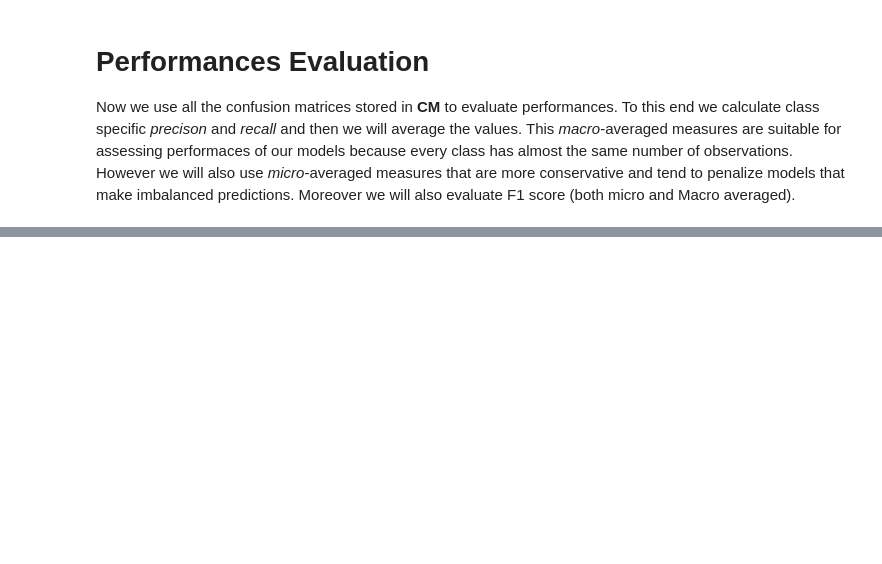
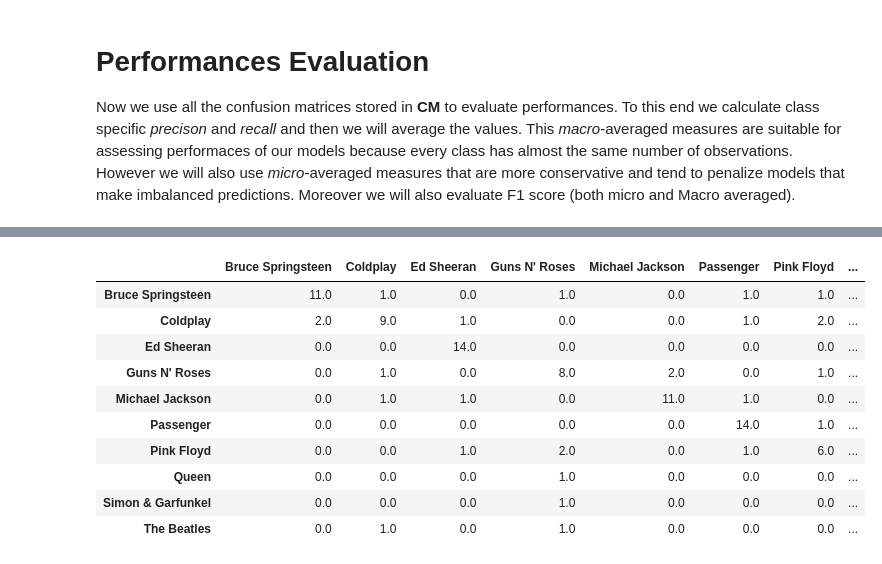
Before and after one commit to mr-96/SML-Project, a Jupyter notebook: 4 - Classification using GMM.ipynb, the cells around one changed output, grey strips where cells are left out. Saved outputs shown, nothing was run; the diff lists cells and outputs as text; code cells hidden in the pictures; blank space fills up the shorter version.

```diff
--- a/4 - Classification using GMM.ipynb
+++ b/4 - Classification using GMM.ipynb
@@ -265,0 +306,14 @@ plt.show()
+# %%
+CM[10000][20]
+# %% [output]
+|  | Bruce Springsteen | Coldplay | Ed Sheeran | Guns N' Roses | Michael Jackson | Passenger | Pink Floyd | ... |
+| Bruce Springsteen | 11.0 | 1.0 | 0.0 | 1.0 | 0.0 | 1.0 | 1.0 | ... |
+| Coldplay | 2.0 | 9.0 | 1.0 | 0.0 | 0.0 | 1.0 | 2.0 | ... |
+| Ed Sheeran | 0.0 | 0.0 | 14.0 | 0.0 | 0.0 | 0.0 | 0.0 | ... |
+| Guns N' Roses | 0.0 | 1.0 | 0.0 | 8.0 | 2.0 | 0.0 | 1.0 | ... |
+| Michael Jackson | 0.0 | 1.0 | 1.0 | 0.0 | 11.0 | 1.0 | 0.0 | ... |
+| Passenger | 0.0 | 0.0 | 0.0 | 0.0 | 0.0 | 14.0 | 1.0 | ... |
+| Pink Floyd | 0.0 | 0.0 | 1.0 | 2.0 | 0.0 | 1.0 | 6.0 | ... |
+| Queen | 0.0 | 0.0 | 0.0 | 1.0 | 0.0 | 0.0 | 0.0 | ... |
+| Simon & Garfunkel | 0.0 | 0.0 | 0.0 | 1.0 | 0.0 | 0.0 | 0.0 | ... |
+| The Beatles | 0.0 | 1.0 | 0.0 | 1.0 | 0.0 | 0.0 | 0.0 | ... |
```
Also changed, not shown: parts of 7 cells of this notebook, 4 other files.
